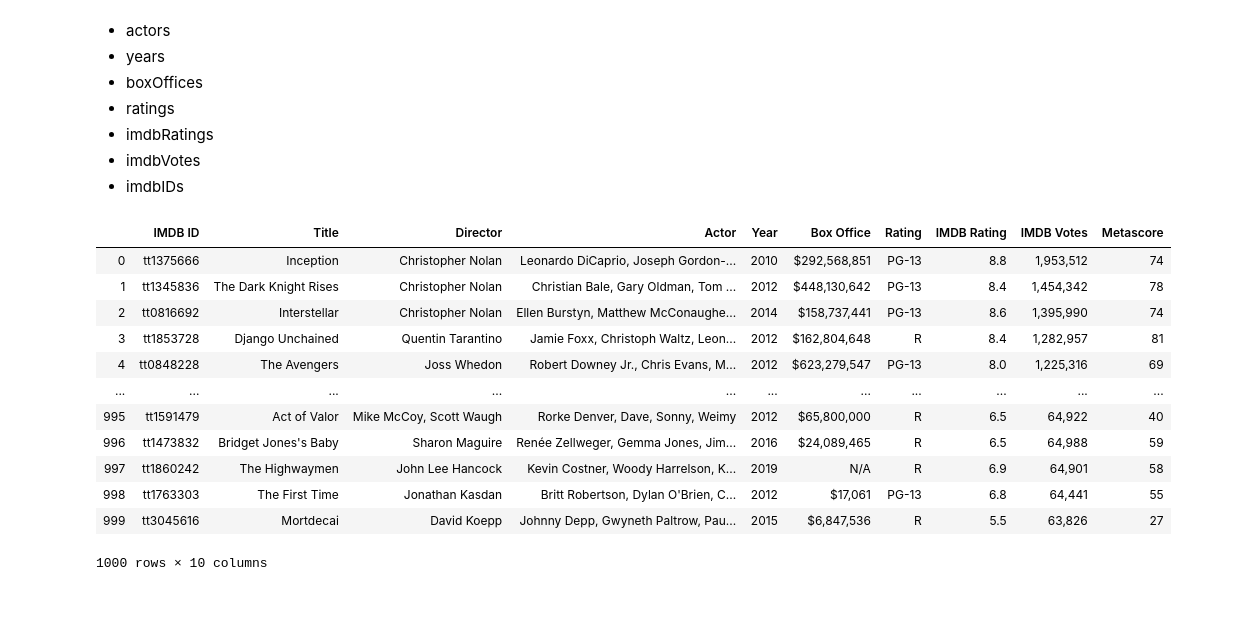
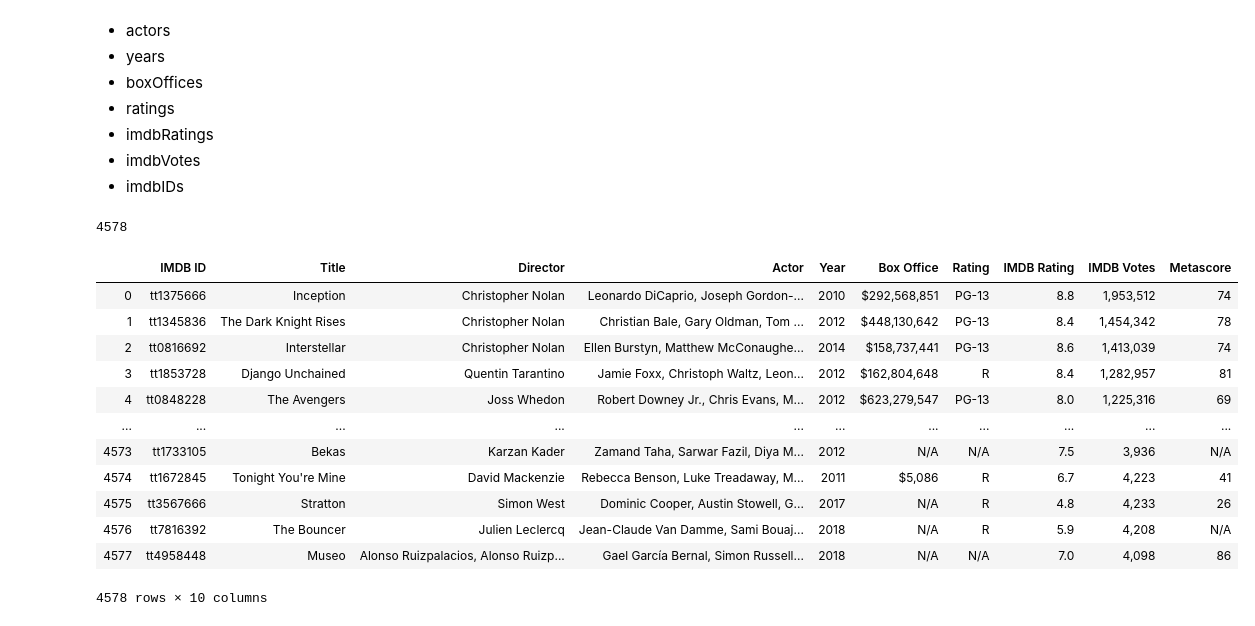
Before and after one commit to TJL30308/sturdy-waddle, a Jupyter notebook: OMDB_API.ipynb, the cells around one changed output. Saved outputs shown, nothing was run; the diff lists cells and outputs as text; code cells hidden in the pictures.

```diff
--- a/OMDB_API.ipynb
+++ b/OMDB_API.ipynb
@@ -12,9 +12,9 @@ import pandas as pd
 movie_titles = []
 # %%
 # web scrape code here
-starts = ['1', '51', '101', '151', '201', '251', '301', '351', '401', '451', '501', '551', '601', '651', '701', '751', '801', '851', '901', '951']
+start = 1
 
-for start in starts:
+while start < 10000:
     imdb_url = f'https://www.imdb.com/search/title/?title_type=feature&release_date=2010-01-01,2019-12-31&view=simple&sort=num_votes,desc&start={start}&ref_=adv_nxt'
     imdb_response = requests.get(imdb_url)
     soup = BeautifulSoup(imdb_response.text, 'html')
@@ -23,5 +23,4 @@ for start in starts:
     for result in results:
         title = result.find('a').text
         movie_titles.append(title)
-
-movie_titles
+    start += 50
@@ -267,16 +221,13 @@ imdbVotes = []
 
 index = 0
 
-while index < len(movie_titles):
-    for imdbVote in output[index]:
-        try:
-            imdbVote = output[index]['imdbVotes']
-            imdbVotes.append(imdbVote)
-            index = index + 1
-        except KeyError:
-            imdbVotes.append("NA")
-            index = index + 1
-
+for item in output:
+    try:
+        imdbVotes.append(item['imdbVotes'])
+        index += 1
+    except KeyError:
+        imdbVotes.append("NA")
+        index += 1
 
 print(imdbVotes)
 # %% [output]
@@ -286,16 +237,13 @@ imdbIDs = []
 
 index = 0
 
-while index < len(movie_titles):
-    for imdbID in output[index]:
-        try:
-            imdbID = output[index]['imdbID']
-            imdbIDs.append(imdbID)
-            index = index + 1
-        except KeyError:
-            imdbIDs.append("NA")
-            index = index + 1
-
+for item in output:
+    try:
+        imdbIDs.append(item['imdbID'])
+        index += 1
+    except KeyError:
+        imdbIDs.append("NA")
+        index += 1
 
 print(imdbIDs)
 # %% [output]
@@ -314,35 +262,39 @@ print(imdbIDs)
 * imdbRatings
 * imdbVotes
 * imdbIDs
+# %%
+len(movie_titles)
+# %% [output]
+4578
 # %%
 df = pd.DataFrame(
     {'IMDB ID': imdbIDs,
      'Title': movie_titles,
      'Director': directors,
      'Actor': actors,
      'Year': years,
      'Box Office': boxOffices,
      'Rating': ratings,
      'IMDB Rating': imdbRatings,
      'IMDB Votes': imdbVotes,
      'Metascore': metascores
     })
 
-imdb_df
+df
 # %% [output]
 |  | IMDB ID | Title | Director | Actor | Year | Box Office | Rating | IMDB Rating | IMDB Votes | Metascore |
 | 0 | tt1375666 | Inception | Christopher Nolan | Leonardo DiCaprio, Joseph Gordon-... | 2010 | $292,568,851 | PG-13 | 8.8 | 1,953,512 | 74 |
 | 1 | tt1345836 | The Dark Knight Rises | Christopher Nolan | Christian Bale, Gary Oldman, Tom ... | 2012 | $448,130,642 | PG-13 | 8.4 | 1,454,342 | 78 |
-| 2 | tt0816692 | Interstellar | Christopher Nolan | Ellen Burstyn, Matthew McConaughe... | 2014 | $158,737,441 | PG-13 | 8.6 | 1,395,990 | 74 |
+| 2 | tt0816692 | Interstellar | Christopher Nolan | Ellen Burstyn, Matthew McConaughe... | 2014 | $158,737,441 | PG-13 | 8.6 | 1,413,039 | 74 |
 | 3 | tt1853728 | Django Unchained | Quentin Tarantino | Jamie Foxx, Christoph Waltz, Leon... | 2012 | $162,804,648 | R | 8.4 | 1,282,957 | 81 |
 | 4 | tt0848228 | The Avengers | Joss Whedon | Robert Downey Jr., Chris Evans, M... | 2012 | $623,279,547 | PG-13 | 8.0 | 1,225,316 | 69 |
 | ... | ... | ... | ... | ... | ... | ... | ... | ... | ... | ... |
-| 995 | tt1591479 | Act of Valor | Mike McCoy, Scott Waugh | Rorke Denver, Dave, Sonny, Weimy | 2012 | $65,800,000 | R | 6.5 | 64,922 | 40 |
-| 996 | tt1473832 | Bridget Jones's Baby | Sharon Maguire | Renée Zellweger, Gemma Jones, Jim... | 2016 | $24,089,465 | R | 6.5 | 64,988 | 59 |
-| 997 | tt1860242 | The Highwaymen | John Lee Hancock | Kevin Costner, Woody Harrelson, K... | 2019 | N/A | R | 6.9 | 64,901 | 58 |
-| 998 | tt1763303 | The First Time | Jonathan Kasdan | Britt Robertson, Dylan O'Brien, C... | 2012 | $17,061 | PG-13 | 6.8 | 64,441 | 55 |
-| 999 | tt3045616 | Mortdecai | David Koepp | Johnny Depp, Gwyneth Paltrow, Pau... | 2015 | $6,847,536 | R | 5.5 | 63,826 | 27 |
+| 4573 | tt1733105 | Bekas | Karzan Kader | Zamand Taha, Sarwar Fazil, Diya M... | 2012 | N/A | N/A | 7.5 | 3,936 | N/A |
+| 4574 | tt1672845 | Tonight You're Mine | David Mackenzie | Rebecca Benson, Luke Treadaway, M... | 2011 | $5,086 | R | 6.7 | 4,223 | 41 |
+| 4575 | tt3567666 | Stratton | Simon West | Dominic Cooper, Austin Stowell, G... | 2017 | N/A | R | 4.8 | 4,233 | 26 |
+| 4576 | tt7816392 | The Bouncer | Julien Leclercq | Jean-Claude Van Damme, Sami Bouaj... | 2018 | N/A | R | 5.9 | 4,208 | N/A |
+| 4577 | tt4958448 | Museo | Alonso Ruizpalacios, Alonso Ruizp... | Gael García Bernal, Simon Russell... | 2018 | N/A | N/A | 7.0 | 4,098 | 86 |
-1000 rows × 10 columns
+4578 rows × 10 columns
 # %%
 df['Actor'] = df['Actor'].str.rsplit(',').str[0]
 df['Director'] = df['Director'].str.rsplit(',').str[0]
```
Also changed, not shown: parts of 18 cells of this notebook, 4 other files.
